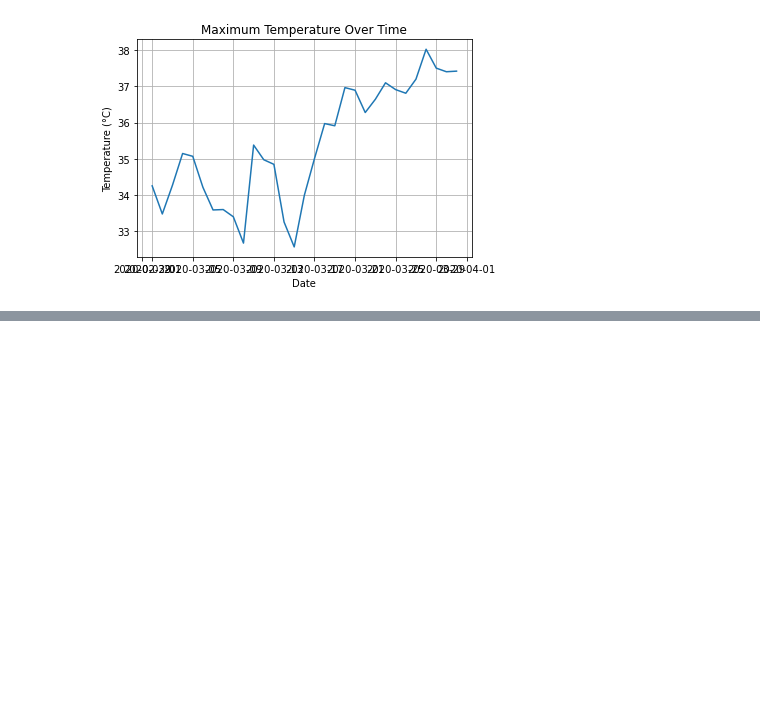
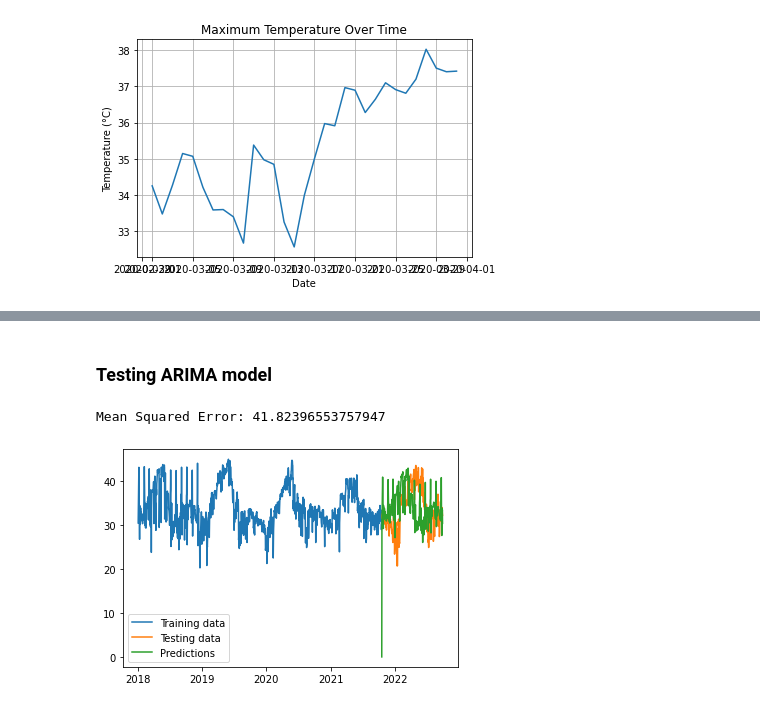
Before and after one commit to VDliveson/HACK-NASSCOM, a Jupyter notebook: ml-ensemble.ipynb, the cells around one changed output, grey strips where cells are left out. Saved outputs shown, nothing was run; the diff lists cells and outputs as text; code cells hidden in the pictures; blank space fills up the shorter version.

```diff
--- a/ml-ensemble.ipynb
+++ b/ml-ensemble.ipynb
@@ -136,0 +139,22 @@ models
+# %% [markdown]
+### Testing ARIMA model
+# %%
+model = ARIMA(train['temp_max'], order=(1, 1, 1))
+model_fit = model.fit()
+
+start_index = test.index[0]
+end_index = test.index[-1]
+predictions = model_fit.predict(steps=len(test),start=start_index, end=end_index)
+
+# predictions = model_fit.forecast(steps=len(test))[0]
+mse = mean_squared_error(test['temp_max'], predictions)
+print("Mean Squared Error:", mse)
+
+plt.plot(train['date'], train['temp_max'], label='Training data')
+plt.plot(test['date'], test['temp_max'], label='Testing data')
+plt.plot(test['date'], predictions, label='Predictions')
+plt.legend()
+plt.show()
+# %% [output]
+Mean Squared Error: 41.82396553757947
+[figure, added]
```
Also changed, not shown: parts of 15 cells of this notebook.
